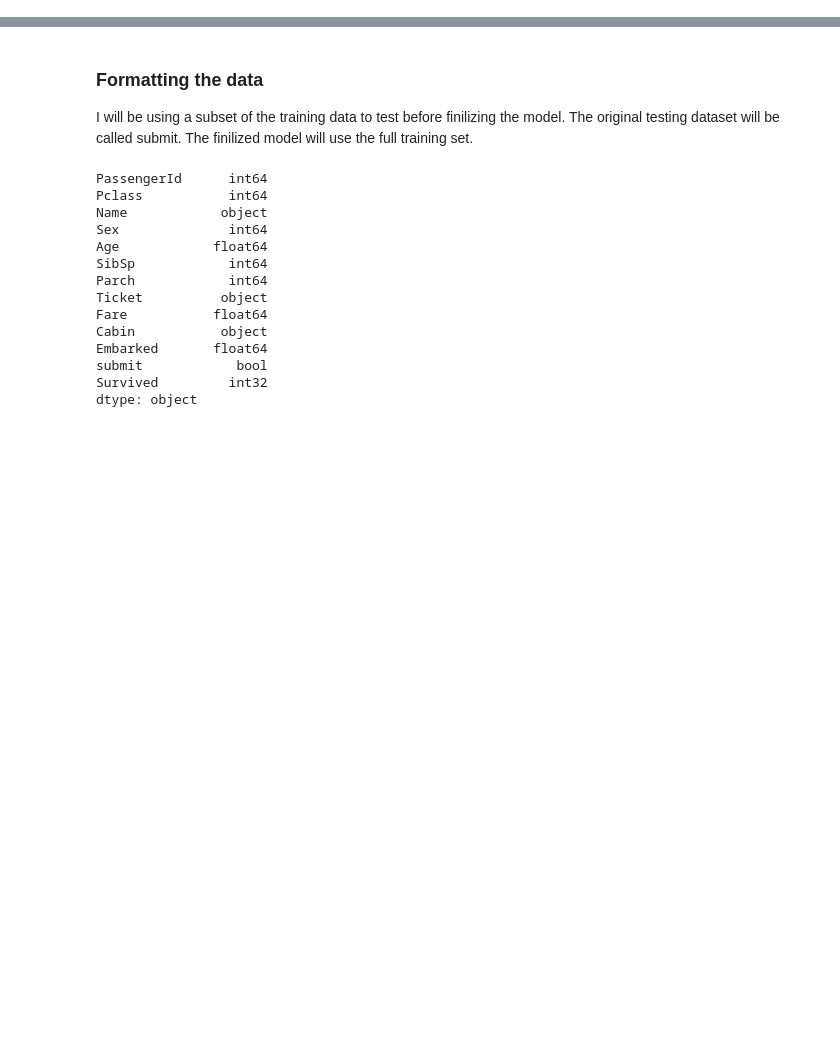
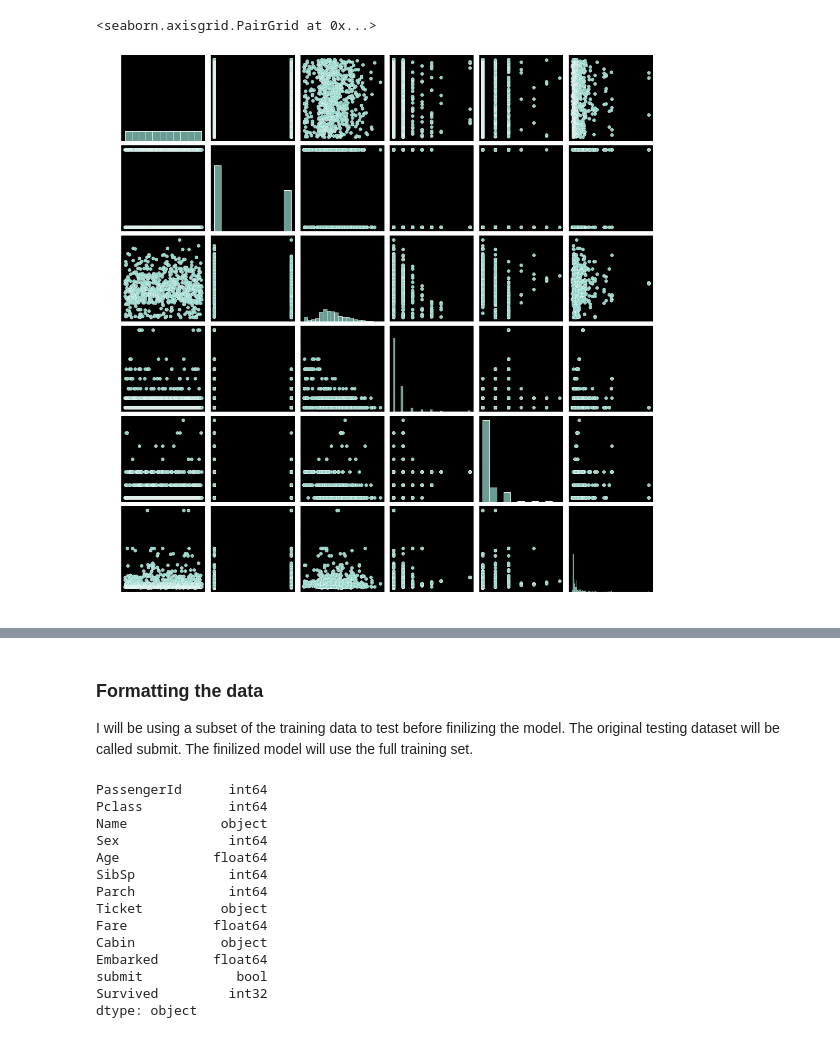
Before and after one commit to cluffa/titanic, a Jupyter notebook: titanic.ipynb, the cells around one changed output, grey strips where cells are left out. Drawn from its saved outputs; the diff is of its cells as text; code cells hidden in the pictures; blank space fills up the shorter version.

Commit message:
graphs

```diff
--- a/titanic.ipynb
+++ b/titanic.ipynb
@@ -61,0 +65,8 @@ pd.read_csv('./train.csv')
+# %%
+#Survived_map = {0:'No', 1:'Yes'}
+Pclass_map = {1:'First Class', 2:'Second Class', 3:'Third Class'}
+Embarked_map = {'C':'Cherbourg', 'Q':'Queenstown', 'S':'Southampton'}
+
+#data.survived = data.Survived.map(Survived_map)
+data.Pclass = data.Pclass.map(Pclass_map)
+data.Embarked = data.Embarked.map(Embarked_map)
@@ -61,0 +87,5 @@ pd.read_csv('./train.csv')
+# %%
+sns.pairplot(data=data)
+# %% [output]
+<seaborn.axisgrid.PairGrid at 0x...>
+[figure, added]
```
Also changed, not shown: parts of 6 cells of this notebook.
